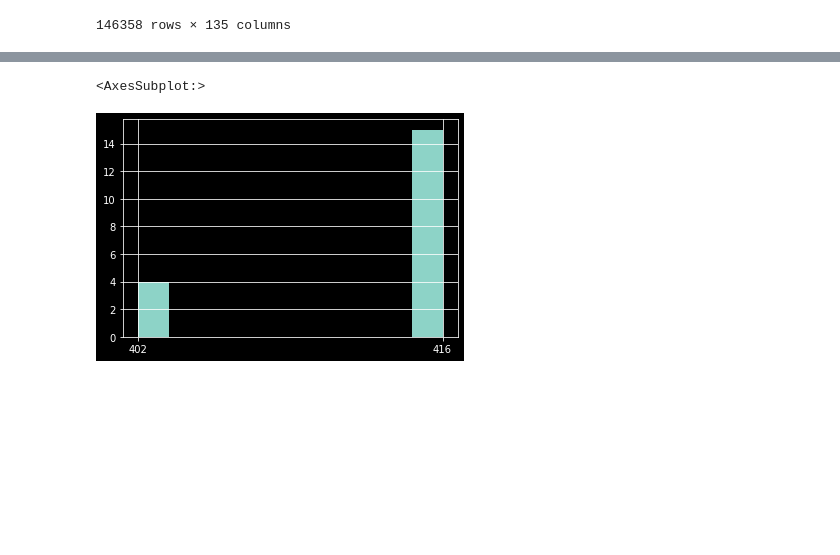
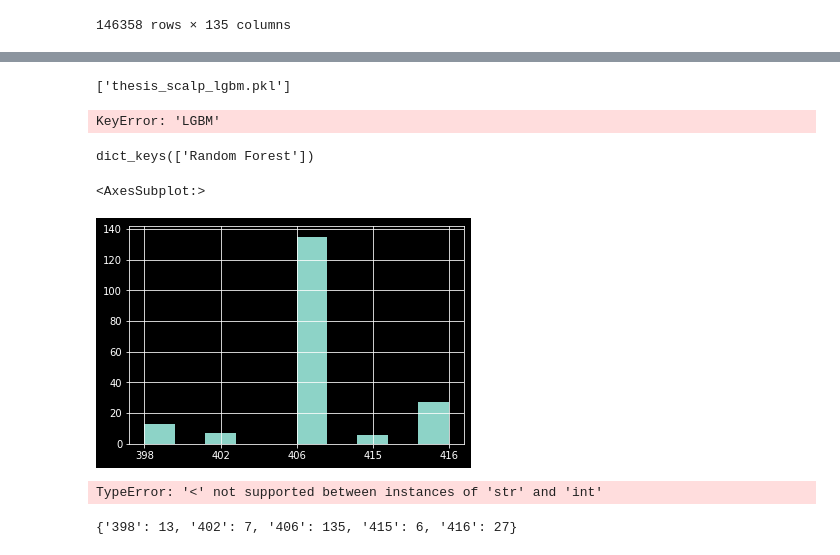
Before and after one commit to The1per/spikes_notebooks, a Jupyter notebook: scalp_model.ipynb, the cells around one changed output, grey strips where cells are left out. Drawn from its saved outputs; the diff is of its cells as text; code cells hidden in the pictures; blank space fills up the shorter version.

Commit message:
Final version for thesis results

```diff
--- a/scalp_model.ipynb
+++ b/scalp_model.ipynb
@@ -348,0 +29,7 @@ clear_output()
+# %%
+# joblib_file = 'lgbm_model_multichannel.pkl'
+# model = joblib.load('forest_full_7s.pkl')
+#model = joblib.load('rf_thesis.pkl')
+#features_names = pd.read_csv('features_thesis.csv').columns.tolist()
+model = joblib.load('lgbm_fast.pkl')
+features_names = pd.read_csv('features_fast.csv').columns.tolist()
@@ -348,0 +404,5 @@ clear_output()
+# %%
+feat_all_eog1 = joblib.load('feat_all_eog1.pkl')
+feat_all_eog2 = joblib.load('feat_all_eog2.pkl')
+feat_avg = joblib.load('feat_avg.pkl')
+y_all_bi = joblib.load('y_all_bi.pkl')
@@ -348,0 +433,6 @@ clear_output()
+# %%
+feat_pz = get_all_feat_by_chan('PZ', subjects=['396', '398', '402', '406', '415', '416'])
+feat_pz.reset_index(inplace=True, drop=True)
+clear_output()
+feat_all_eog2 = joblib.load('feat_all_eog2.pkl')
+feat_eog2_pz = pd.concat([feat_all_eog2.iloc[:, 2:].add_suffix('_2'), feat_pz.iloc[:, 2:].add_suffix('_pz')], axis=1)
@@ -456,0 +770,2 @@ joblib.dump(pred_details, 'filter_lgbm_scalp_avg_eog2_80.pkl')
+# %%
+pred_details = joblib.load('thesis_pred_details.pkl')
@@ -457,2 +788,14 @@ joblib.dump(pred_details, 'filter_lgbm_scalp_avg_eog2_80.pkl')
+# %%
+joblib.dump(cls_all['Random Forest'],'thesis_scalp_rf.pkl' )
+joblib.dump(cls_all['LGBM'],'thesis_scalp_lgbm.pkl' )
+# %% [output]
+['thesis_scalp_lgbm.pkl']
+# %%
+details = pred_details['Random Forest']
+details[(details['pred'] ==1 )].sort_values(by='subj')[['subj', 'epoch_id']].to_csv('thesis_rf_scalp.csv')
+details = pred_details['LGBM']
+details[(details['pred'] ==1 )].sort_values(by='subj')[['subj', 'epoch_id']].to_csv('thesis_lgbm_scalp.csv')
+# %% [output]
+KeyError: 'LGBM'
 # %%
 # save depth detection files
@@ -463,7 +812,24 @@ for subj in ['38']:
+# %%
+pred_details.keys()
+# %% [output]
+dict_keys(['Random Forest'])
 # %%
 # check detection distribution
-details = pred_details_80['Random Forest']
+details = pred_details['Random Forest']
 details[(details['pred'] > 0.8)].sort_values(by='subj')['subj'].hist()
 # %% [output]
 <AxesSubplot:>
-[figure, old version]
+[figure, new version]
+# %%
+# check detection distribution
+details = pred_details['Random Forest']
+details[(details['pred'] > 0.8)].sort_values(by='subj')['subj'].plot.pie()
+# %% [output]
+TypeError: '<' not supported between instances of 'str' and 'int'
+# %%
+# check detection distribution
+details = pred_details['LGBM']
+unique, counts = np.unique(details[(details['pred'] > 0.8)].sort_values(by='subj')['subj'].to_numpy(), return_counts=True)
+dict(zip(unique, counts))
+# %% [output]
+{'398': 13, '402': 7, '406': 135, '415': 6, '416': 27}
```
Also changed, not shown: parts of 109 cells of this notebook.
